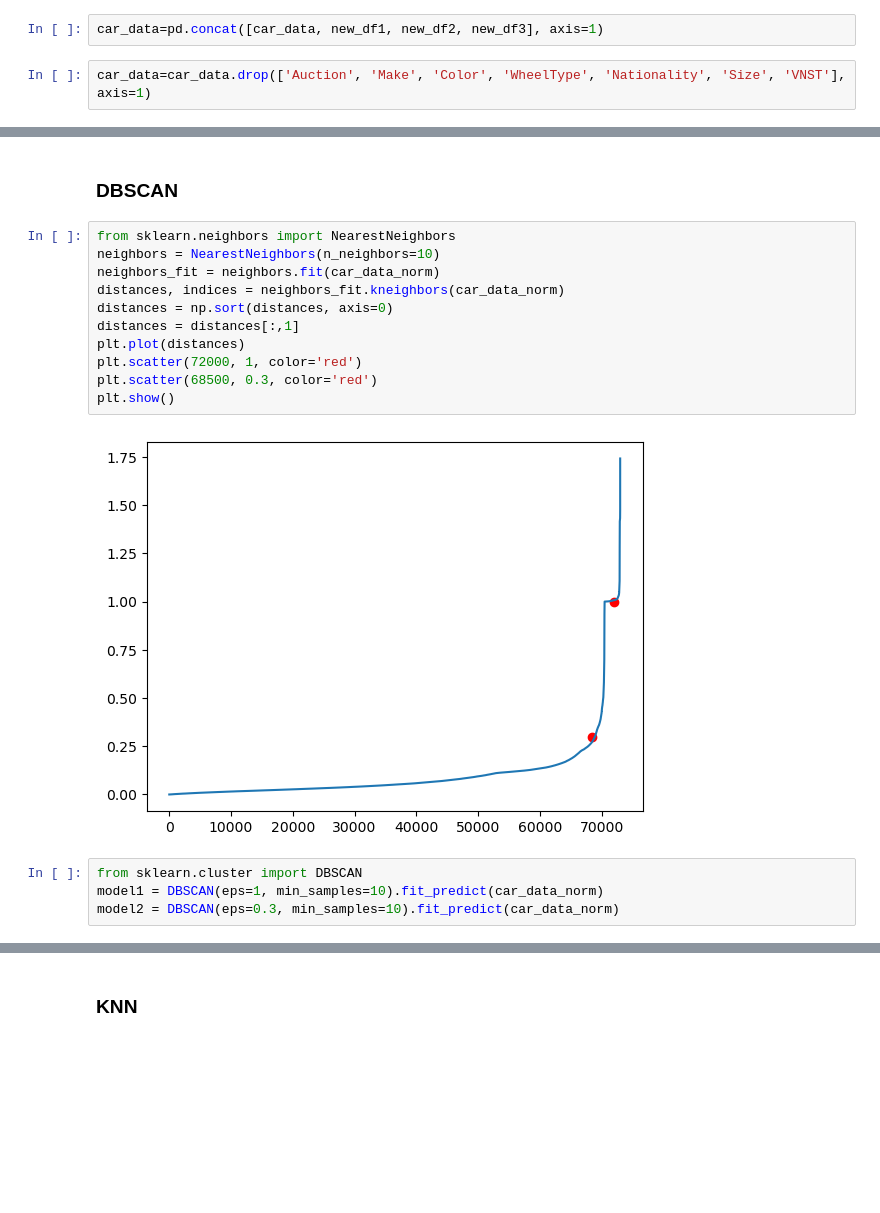
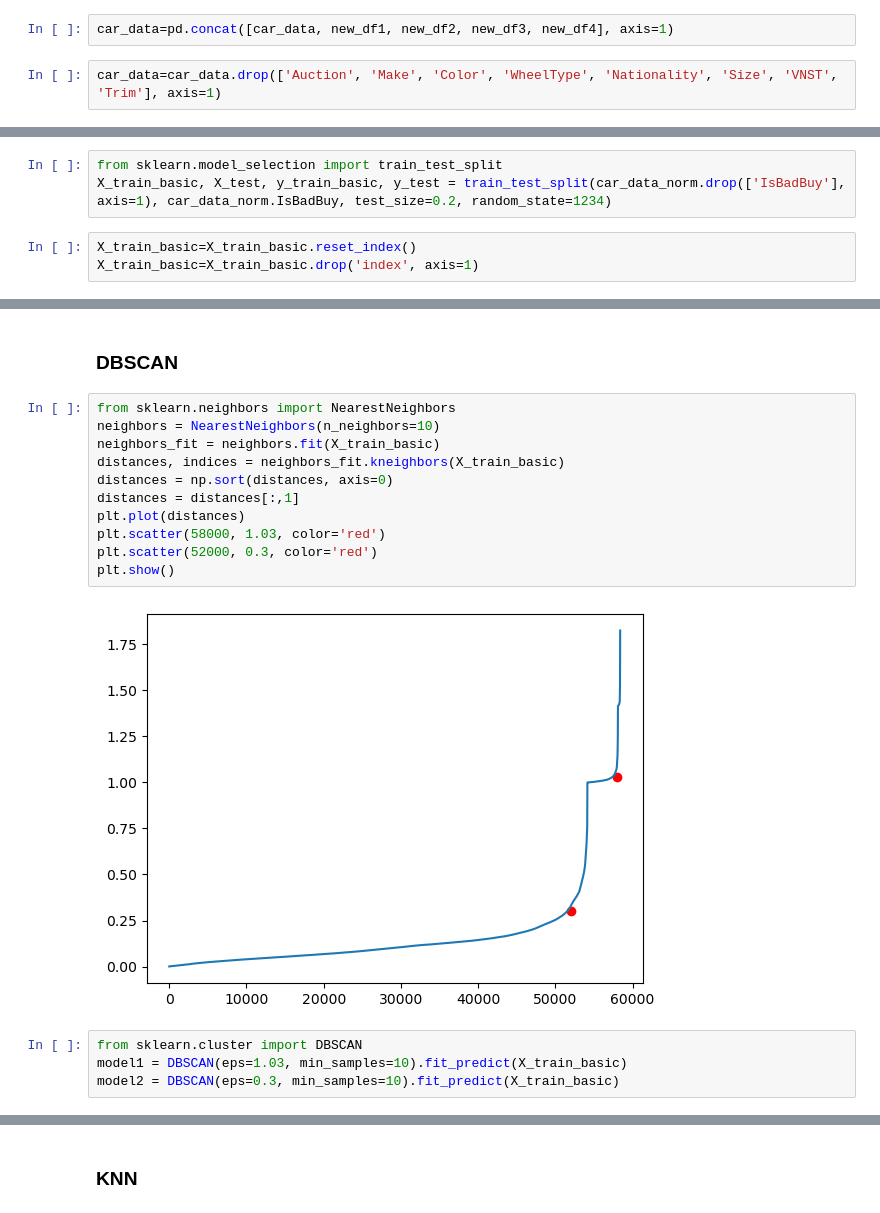
Before and after one commit to NemanjaGojkovic/Predikcija_pogodnosti_kupovine_automobila, a Jupyter notebook: masinsko-ucenje-3-domaci.ipynb, the cells around one changed output, grey strips where cells are left out. Drawn from its saved outputs; the diff is of its cells as text; blank space fills up the shorter version.

```diff
--- a/masinsko-ucenje-3-domaci.ipynb
+++ b/masinsko-ucenje-3-domaci.ipynb
@@ -656,7 +886,7 @@ new_df3=pd.DataFrame(feat_arr3, columns=feat_labels3)
 # %%
-car_data=pd.concat([car_data, new_df1, new_df2, new_df3], axis=1)
+car_data=pd.concat([car_data, new_df1, new_df2, new_df3, new_df4], axis=1)
 # %%
-car_data=car_data.drop(['Auction', 'Make', 'Color', 'WheelType', 'Nationality', 'Size', 'VNST'], axis=1)
+car_data=car_data.drop(['Auction', 'Make', 'Color', 'WheelType', 'Nationality', 'Size', 'VNST', 'Trim'], axis=1)
 # %%
 car_data
 # %% [output]
@@ -701,0 +932,6 @@ car_data_norm
+# %%
+from sklearn.model_selection import train_test_split
+X_train_basic, X_test, y_train_basic, y_test = train_test_split(car_data_norm.drop(['IsBadBuy'], axis=1), car_data_norm.IsBadBuy, test_size=0.2, random_state=1234)
+# %%
+X_train_basic=X_train_basic.reset_index()
+X_train_basic=X_train_basic.drop('index', axis=1)
@@ -706,20 +945,20 @@ car_data_norm
 # %%
 from sklearn.neighbors import NearestNeighbors
 neighbors = NearestNeighbors(n_neighbors=10)
-neighbors_fit = neighbors.fit(car_data_norm)
-distances, indices = neighbors_fit.kneighbors(car_data_norm)
+neighbors_fit = neighbors.fit(X_train_basic)
+distances, indices = neighbors_fit.kneighbors(X_train_basic)
 distances = np.sort(distances, axis=0)
 distances = distances[:,1]
 plt.plot(distances)
-plt.scatter(72000, 1, color='red')
-plt.scatter(68500, 0.3, color='red')
+plt.scatter(58000, 1.03, color='red')
+plt.scatter(52000, 0.3, color='red')
 plt.show()
 # %% [output]
-[figure, old version]
+[figure, new version]
 # %%
 from sklearn.cluster import DBSCAN
-model1 = DBSCAN(eps=1, min_samples=10).fit_predict(car_data_norm)
-model2 = DBSCAN(eps=0.3, min_samples=10).fit_predict(car_data_norm)
+model1 = DBSCAN(eps=1.03, min_samples=10).fit_predict(X_train_basic)
+model2 = DBSCAN(eps=0.3, min_samples=10).fit_predict(X_train_basic)
 # %%
 print(np.unique(model1, return_counts=True))
 print(np.unique(model2, return_counts=True))
```
Also changed, not shown: parts of 85 cells of this notebook.
